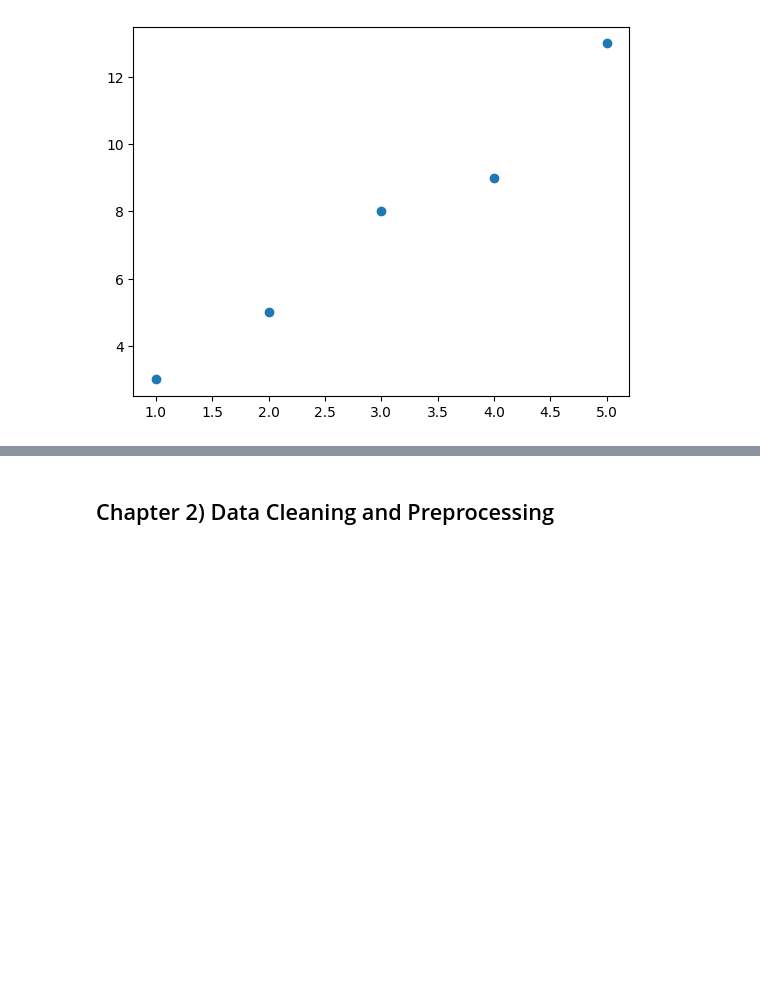
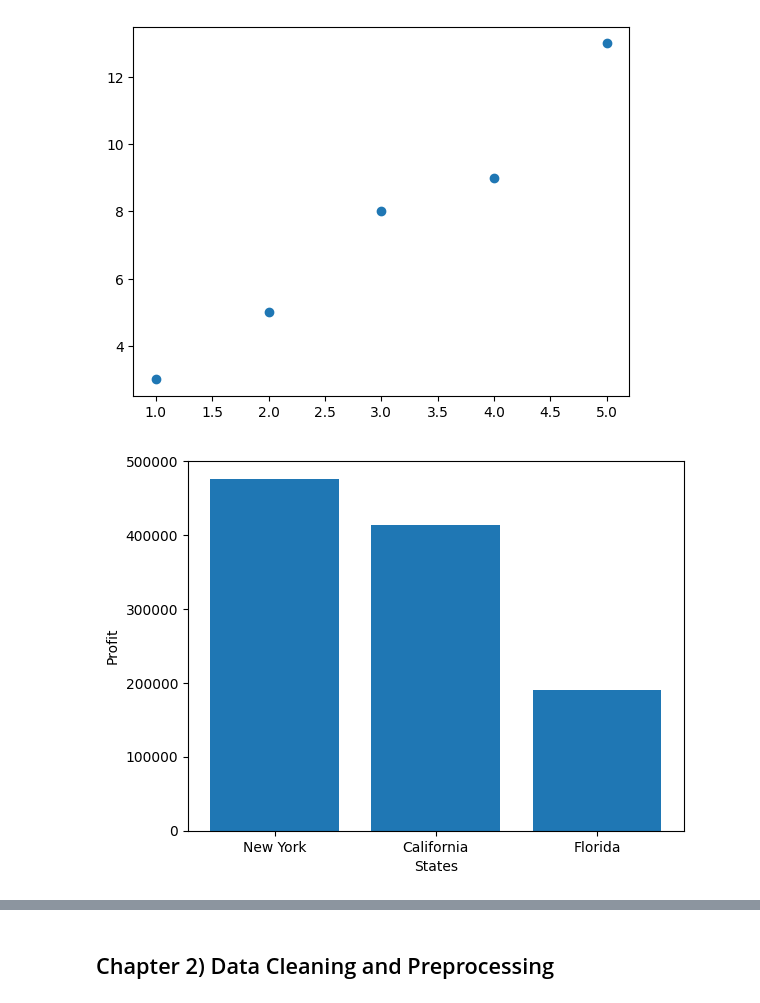
Before and after one commit to ArcaneIrvine/ACM_Machine_Learning, a Jupyter notebook: Lessons/lesson_2.ipynb, the cells around one changed output, grey strips where cells are left out. Saved outputs shown, nothing was run; the diff lists cells and outputs as text; code cells hidden in the pictures; blank space fills up the shorter version.

```diff
--- a/Lessons/lesson_2.ipynb
+++ b/Lessons/lesson_2.ipynb
@@ -66,4 +66,18 @@ plt.scatter(x,y)
 plt.show()
 # %% [output]
 [figure]
+# %%
+# get the States and Profits data from the dataset columns
+states = dataframe['State']
+profit = dataframe['Profit']
+
+# plot a bar using them
+plt.bar(states, profit)
+
+# add axis labels
+plt.xlabel('States')
+plt.ylabel('Profit')
+plt.show()
+# %% [output]
+[figure, added]
 # %%
```
Also changed, not shown: parts of 2 cells of this notebook.
